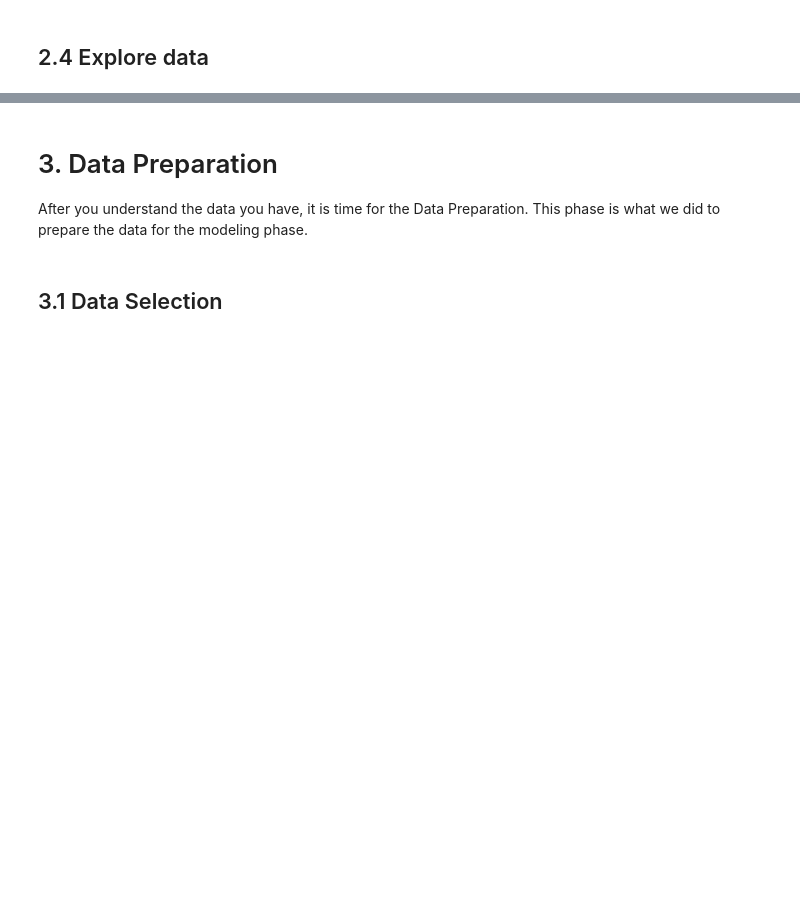
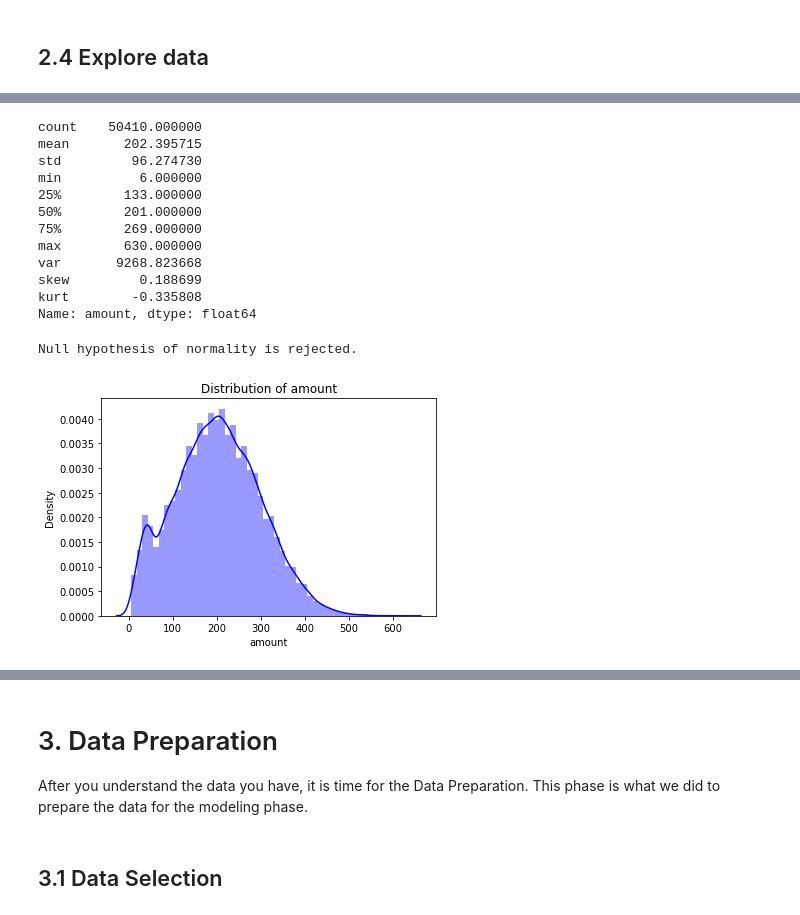
Before and after one commit to igorlevecarov/DataScience, a Jupyter notebook: Credit Card Routing for Online Purchase via Predictive Modelling/notebook.ipynb, the cells around one changed output, grey strips where cells are left out. Cells and saved outputs as stored; diff of their text form; code cells hidden in the pictures; blank space fills up the shorter version.

```diff
--- a/Credit Card Routing for Online Purchase via Predictive Modelling/notebook.ipynb
+++ b/Credit Card Routing for Online Purchase via Predictive Modelling/notebook.ipynb
@@ -121,0 +131,36 @@ There are: 0 data duplicate.
+# %%
+import warnings
+warnings.filterwarnings("ignore")
+
+sns.distplot(transactions['amount'], color='blue')
+plt.title(f'Distribution of amount')
+
+stats = transactions['amount'].describe()
+stats.loc['var'] = transactions['amount'].var()
+stats.loc['skew'] = transactions['amount'].skew()
+stats.loc['kurt'] = transactions['amount'].kurtosis()
+display(stats)
+
+from scipy import stats
+p_value = stats.shapiro(transactions['amount'])[1]
+
+#Shapiro-Wilk Test in Python
+if p_value <= 0.05:
+    print("Null hypothesis of normality is rejected.")
+else:
+    print("Null hypothesis of normality is accepted.")
+# %% [output]
+count    50410.000000
+mean       202.395715
+std         96.274730
+min          6.000000
+25%        133.000000
+50%        201.000000
+75%        269.000000
+max        630.000000
+var       9268.823668
+skew         0.188699
+kurt        -0.335808
+Name: amount, dtype: float64
+Null hypothesis of normality is rejected.
+[figure, added]
```
Also changed, not shown: parts of 6 cells of this notebook, 1 other file.
